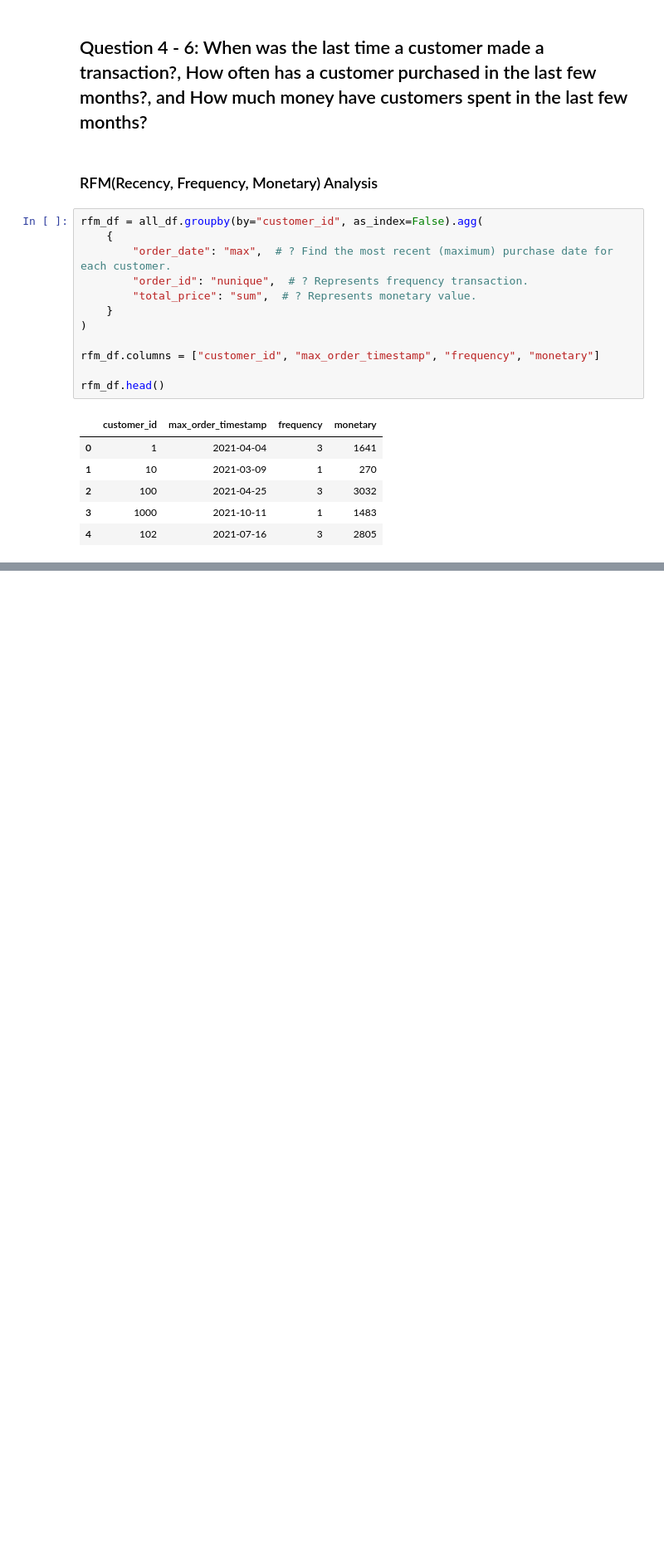
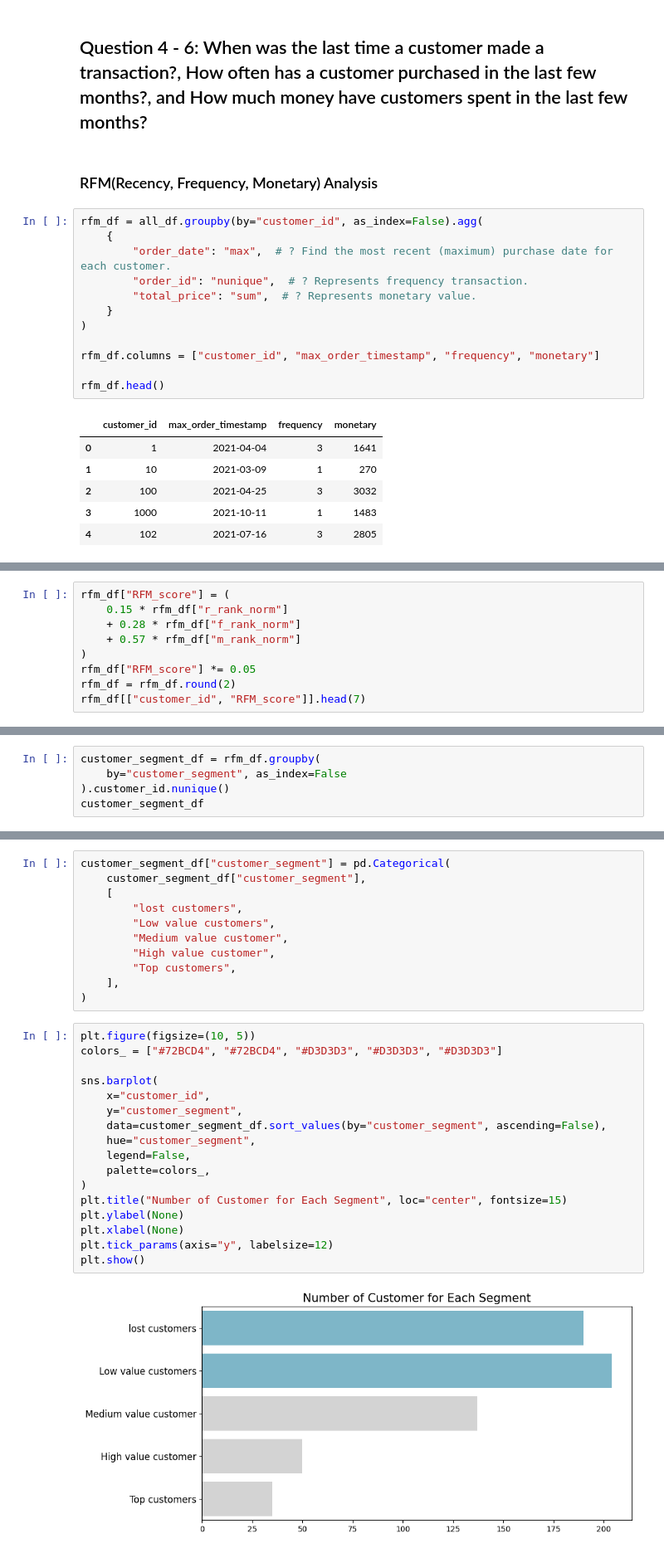
Before and after one commit to stefansphtr/Exercise-Project-Data-Analysis, a Jupyter notebook: Project.ipynb, the cells around one changed output, grey strips where cells are left out. Shown: that part at 83% size. Drawn from its saved outputs; the diff is of its cells as text; blank space fills up the shorter version.

```diff
--- a/Project.ipynb
+++ b/Project.ipynb
@@ -1695,0 +1850,9 @@ rfm_df.head()
+# %%
+rfm_df["RFM_score"] = (
+    0.15 * rfm_df["r_rank_norm"]
+    + 0.28 * rfm_df["f_rank_norm"]
+    + 0.57 * rfm_df["m_rank_norm"]
+)
+rfm_df["RFM_score"] *= 0.05
+rfm_df = rfm_df.round(2)
+rfm_df[["customer_id", "RFM_score"]].head(7)
@@ -1695,0 +1912,5 @@ rfm_df.head()
+# %%
+customer_segment_df = rfm_df.groupby(
+    by="customer_segment", as_index=False
+).customer_id.nunique()
+customer_segment_df
@@ -1695,0 +1924,30 @@ rfm_df.head()
+# %%
+customer_segment_df["customer_segment"] = pd.Categorical(
+    customer_segment_df["customer_segment"],
+    [
+        "lost customers",
+        "Low value customers",
+        "Medium value customer",
+        "High value customer",
+        "Top customers",
+    ],
+)
+# %%
+plt.figure(figsize=(10, 5))
+colors_ = ["#72BCD4", "#72BCD4", "#D3D3D3", "#D3D3D3", "#D3D3D3"]
+
+sns.barplot(
+    x="customer_id",
+    y="customer_segment",
+    data=customer_segment_df.sort_values(by="customer_segment", ascending=False),
+    hue="customer_segment",
+    legend=False,
+    palette=colors_,
+)
+plt.title("Number of Customer for Each Segment", loc="center", fontsize=15)
+plt.ylabel(None)
+plt.xlabel(None)
+plt.tick_params(axis="y", labelsize=12)
+plt.show()
+# %% [output]
+[figure, added]
```
Also changed, not shown: parts of 17 cells of this notebook.
